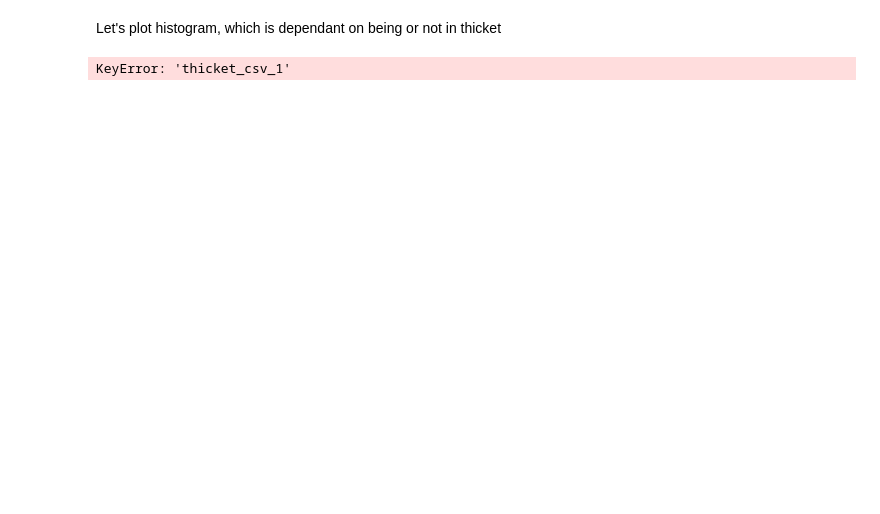
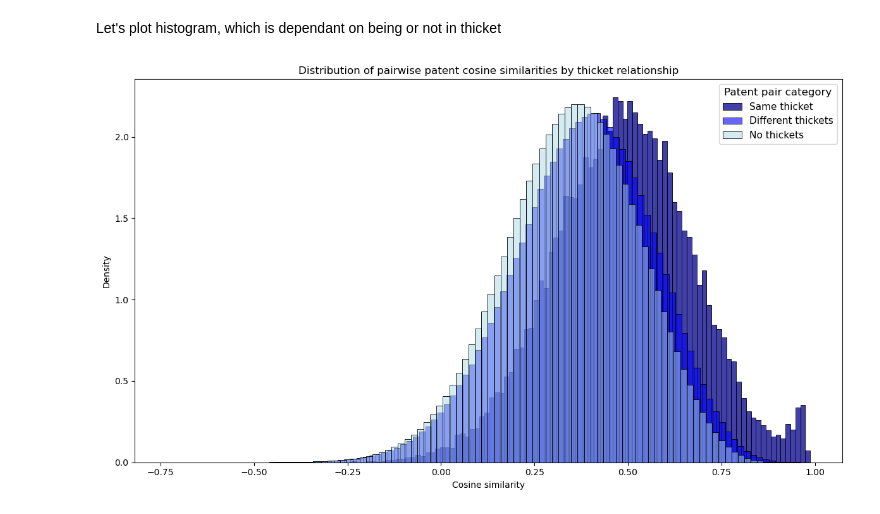
Before and after one commit to MatfiejG/patent_similarity_data, a Jupyter notebook: draft_testy.ipynb, the cells around one changed output. Saved outputs shown, nothing was run; the diff lists cells and outputs as text; code cells hidden in the pictures; blank space fills up the shorter version.

```diff
--- a/draft_testy.ipynb
+++ b/draft_testy.ipynb
@@ -58,7 +71,6 @@ missing_thicket = ~both_have_thicket
 
 fig, ax = plt.subplots(figsize=(12, 7))
 
-
 # 1. Ten sam thicket -> ciemnoniebieski
 sns.histplot(
     pairwise_df.loc[same_thicket, 'similarity'],
@@ -88,7 +100,7 @@ sns.histplot(
     stat='density',
     color='lightblue',
     alpha=0.50,
-    label='Missing thicket information',
+    label='No thickets',
     ax=ax
 )
 
@@ -96,31 +108,32 @@ sns.histplot(
 # ===== Opisy =====
 
 ax.set_title(
     'Distribution of pairwise patent cosine similarities by thicket relationship'
 )
 
 ax.set_xlabel('Cosine similarity')
 ax.set_ylabel('Density')
 
 
 # ===== Legenda =====
 
 ax.legend(
     title='Patent pair category',
     fontsize=11,
     title_fontsize=12
 )
 
 
+
 # ===== Layout =====
 
 fig.tight_layout()
 
 fig.savefig(
     'Outputs/patent_similarity_distribution_by_thicket.png',
     dpi=300
 )
 
 plt.show()
 # %% [output]
-KeyError: 'thicket_csv_1'
+[figure, added]
```
Also changed, not shown: parts of 4 cells of this notebook.
